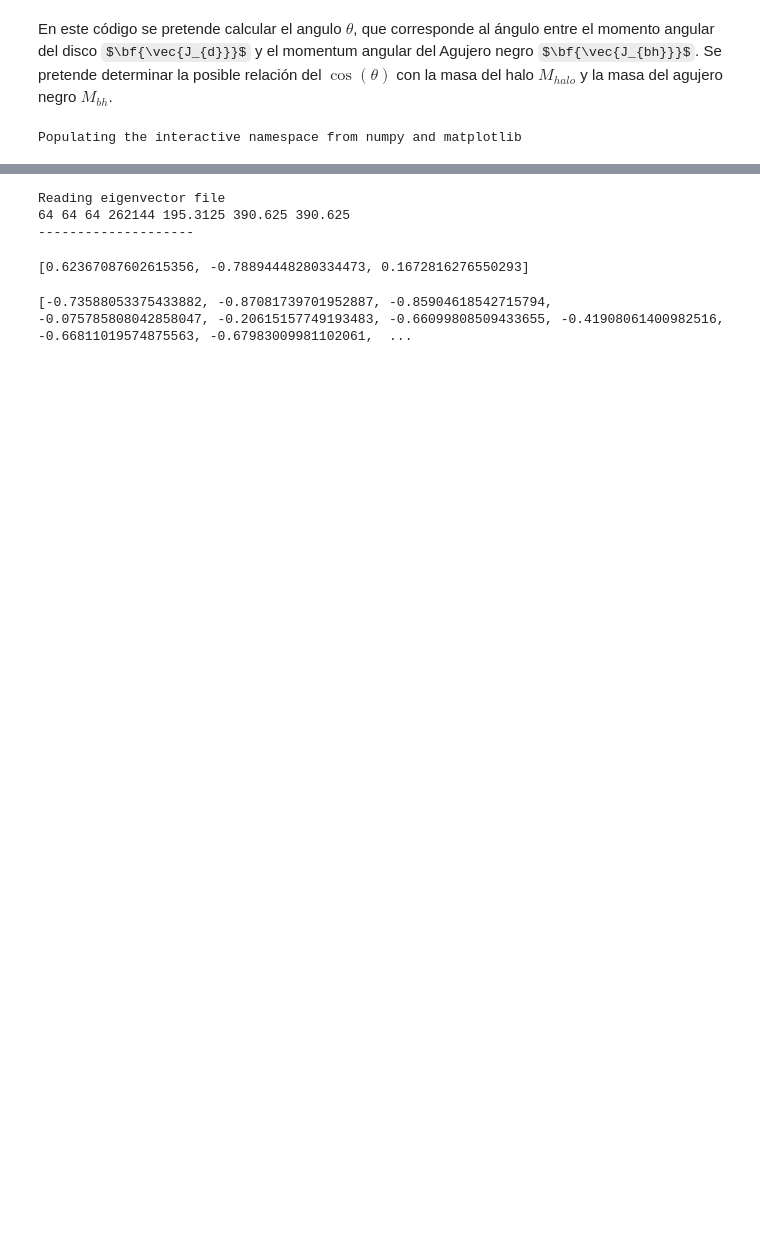
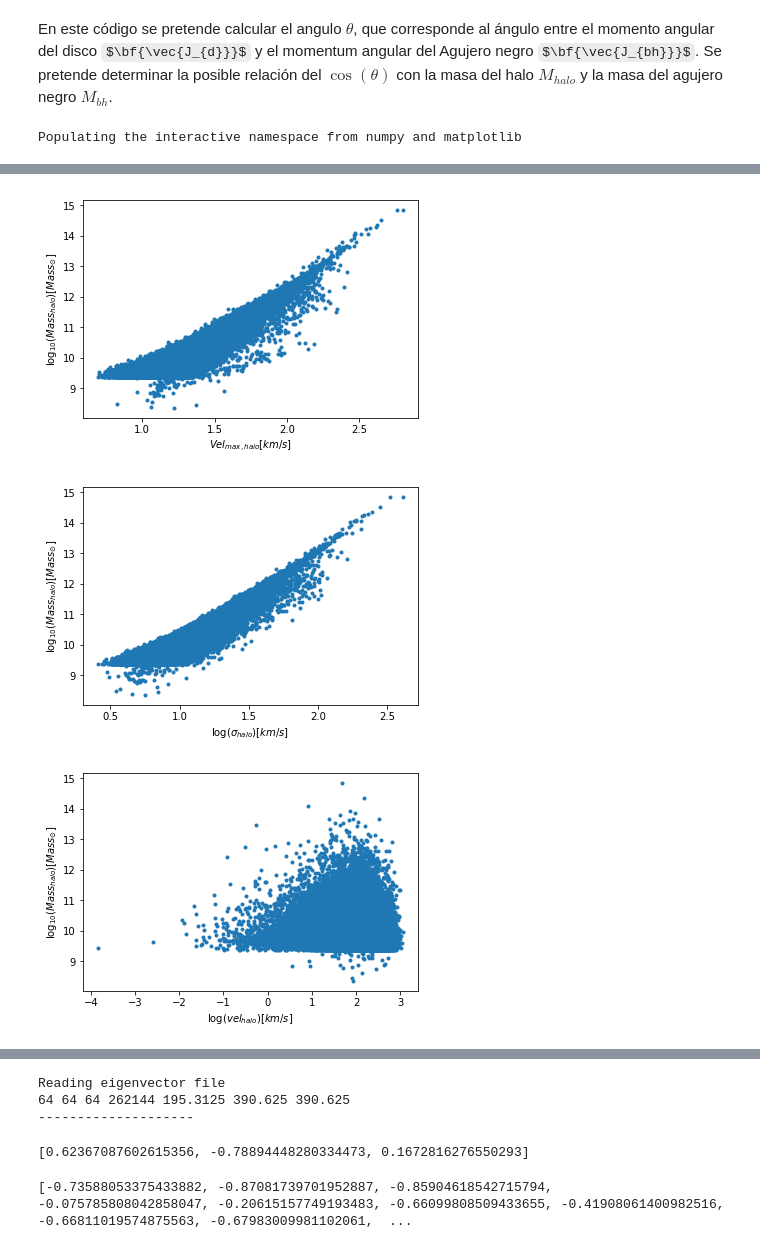
Before and after one commit to Daniel-Montenegro/Thesis, a Jupyter notebook: proyecto/Activity_1/Activity_1.ipynb, the cells around one changed output, grey strips where cells are left out. Drawn from its saved outputs; the diff is of its cells as text; code cells hidden in the pictures; some formulas as TeX source; blank space fills up the shorter version.

Commit message:
Adelanto del primer proyecto
En esta ultima modificación se adiciono las gráficas de control, que permitirá analizar los datos de las simulaciones y los resultados que se puedan obtener.

```diff
--- a/proyecto/Activity_1/Activity_1.ipynb
+++ b/proyecto/Activity_1/Activity_1.ipynb
@@ -43,3 +71,50 @@ Populating the interactive namespace from numpy and matplotlib
+# %%
+"""
+GRAFICAS DE VERIFIVACION
+    --> En esta parte del codigo se pretende
+        verificar si los datos y los calculos
+        son congruentes.
+"""
+#fig, (ax1, ax2, ax3) = plt.subplots(ncols=3 ,figsize=(19, 5))
+
+"""
+ax1.plot(np.log10(vel_max_halo),np.log10(Mass_halo),".")
+ax1.set_xlabel("$Vel_{max,halo}[km/s]$")
+ax1.set_ylabel("$\log_{10}(Mass_{halo})[Mass_{\odot}]$")
+plt.savefig('vel_max_VS_mass_Halo.png')
+
+ax2.plot(np.log10(vel_dis_halo),np.log10(Mass_halo),".")
+ax2.set_xlabel("$\log(\sigma_{halo})[km/s]$")
+ax2.set_ylabel("$\log_{10}(Mass_{halo})[Mass_{\odot}]$")
+plt.savefig('vel_dis_VS_mass_Halo.png')
+
+ax3.plot(np.log10(np.abs(vel_halo)),np.log10(Mass_halo),".")
+ax3.set_xlabel("$\log(vel_{halo})[km/s]$")
+ax3.set_ylabel("$\log_{10}(Mass_{halo})[Mass_{\odot}]$")
+plt.savefig('vel_VS_mass_Halo.png')
+"""
+
+plt.figure()
+plt.plot(np.log10(vel_max_halo),np.log10(Mass_halo),".")
+plt.xlabel("$Vel_{max,halo}[km/s]$")
+plt.ylabel("$\log_{10}(Mass_{halo})[Mass_{\odot}]$")
+plt.savefig('vel_max_VS_mass_Halo.png')
+
+plt.figure()
+plt.plot(np.log10(vel_dis_halo),np.log10(Mass_halo),".")
+plt.xlabel("$\log(\sigma_{halo})[km/s]$")
+plt.ylabel("$\log_{10}(Mass_{halo})[Mass_{\odot}]$")
+plt.savefig('vel_dis_VS_mass_Halo.png')
+
+plt.figure()
+plt.plot(np.log10(vel_halo[:,0]),np.log10(Mass_halo),".") ###velocidad en la direcion en X
+plt.xlabel("$\log(vel_{halo})[km/s]$")
+plt.ylabel("$\log_{10}(Mass_{halo})[Mass_{\odot}]$")
+plt.savefig('vel_VS_mass_Halo.png')
+# %% [output]
+[figure, added]
+[figure, added]
+[figure, added]
 # %%
 Sn_bh = gadget.Snapshot('../../Data/snap_015.0.hdf5', parttype=[5])
 # %%
```
Also changed, not shown: parts of 10 cells of this notebook, 11 other files.
